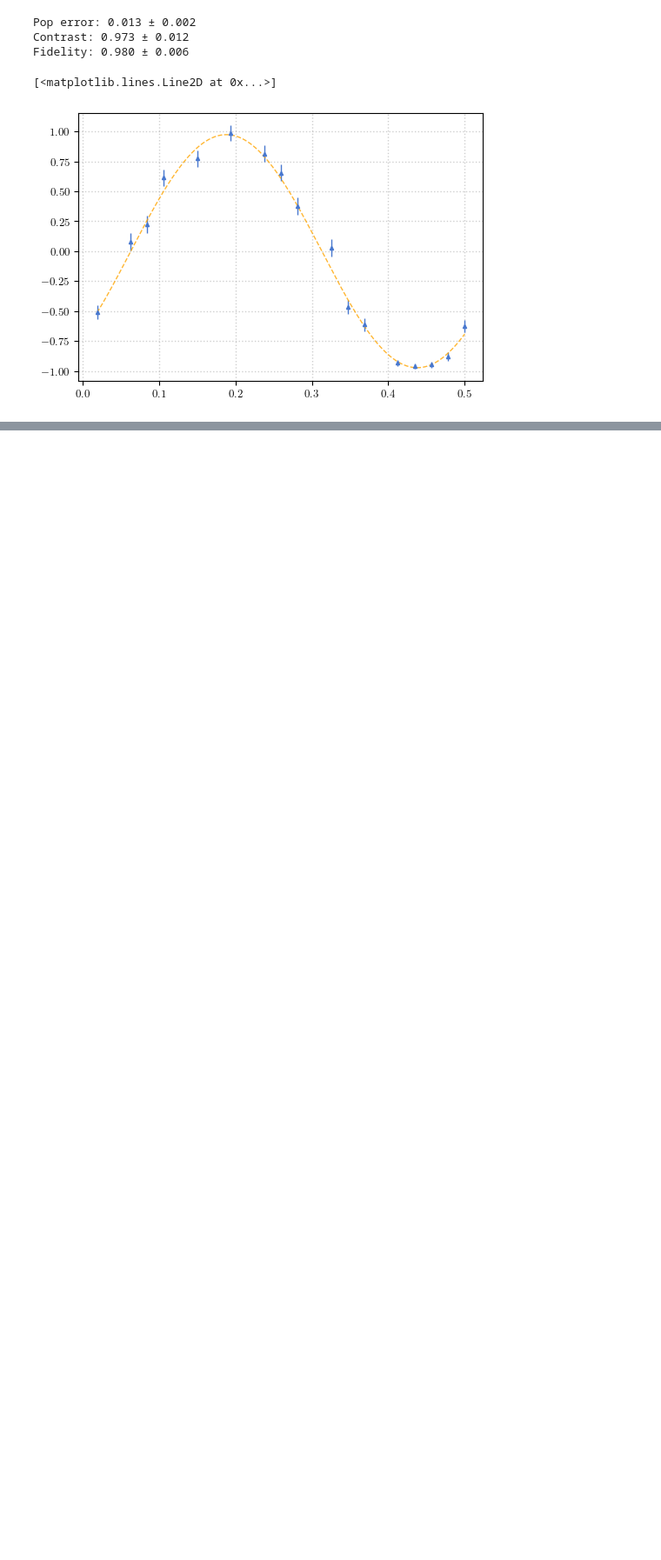
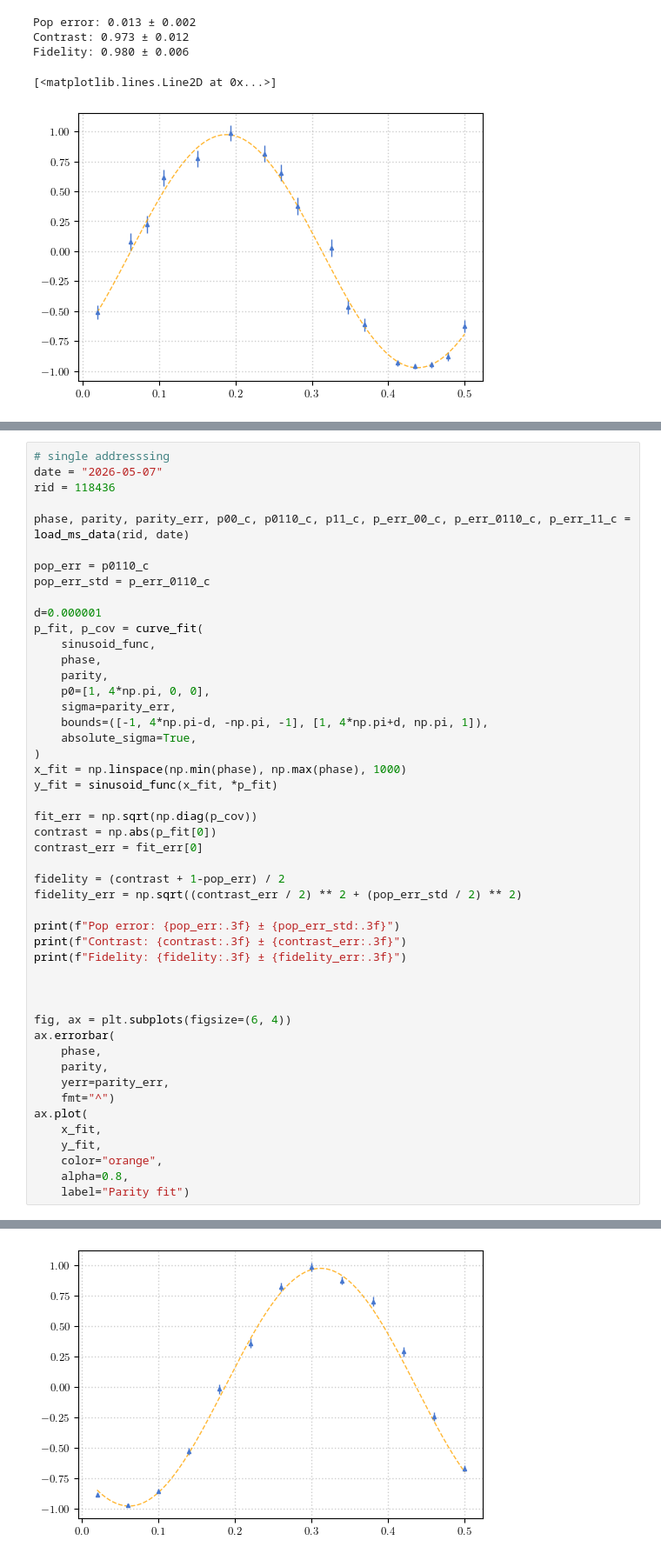
Before and after one commit to DonovanWebb/thesis, a Jupyter notebook: figures/make_figure/ch4/ms_walsh.ipynb, the cells around one changed output, grey strips where cells are left out. Shown at 87% size. Cells and saved outputs as stored; diff of their text form; blank space fills up the shorter version.

```diff
--- a/figures/make_figure/ch4/ms_walsh.ipynb
+++ b/figures/make_figure/ch4/ms_walsh.ipynb
@@ -288,0 +289,49 @@ plt.savefig(f_name)
+# %%
+# single addresssing
+date = "2026-05-07"
+rid = 118436
+
+phase, parity, parity_err, p00_c, p0110_c, p11_c, p_err_00_c, p_err_0110_c, p_err_11_c = load_ms_data(rid, date)
+
+pop_err = p0110_c
+pop_err_std = p_err_0110_c
+
+d=0.000001
+p_fit, p_cov = curve_fit(
+    sinusoid_func,
+    phase,
+    parity,
+    p0=[1, 4*np.pi, 0, 0],
+    sigma=parity_err,
+    bounds=([-1, 4*np.pi-d, -np.pi, -1], [1, 4*np.pi+d, np.pi, 1]),
+    absolute_sigma=True,
+)
+x_fit = np.linspace(np.min(phase), np.max(phase), 1000)
+y_fit = sinusoid_func(x_fit, *p_fit)
+
+fit_err = np.sqrt(np.diag(p_cov))
+contrast = np.abs(p_fit[0])
+contrast_err = fit_err[0]
+
+fidelity = (contrast + 1-pop_err) / 2
+fidelity_err = np.sqrt((contrast_err / 2) ** 2 + (pop_err_std / 2) ** 2)
+
+print(f"Pop error: {pop_err:.3f} ± {pop_err_std:.3f}")
+print(f"Contrast: {contrast:.3f} ± {contrast_err:.3f}")
+print(f"Fidelity: {fidelity:.3f} ± {fidelity_err:.3f}")
+
+
+
+fig, ax = plt.subplots(figsize=(6, 4))
+ax.errorbar(
+    phase,
+    parity,
+    yerr=parity_err,
+    fmt="^")
+ax.plot(
+    x_fit,
+    y_fit,
+    color="orange",
+    alpha=0.8,
+    label="Parity fit")
+# %% [output]
@@ -288,0 +342 @@ plt.savefig(f_name)
+[figure, added]
```
Also changed, not shown: parts of 2 cells of this notebook, 17 other files.
